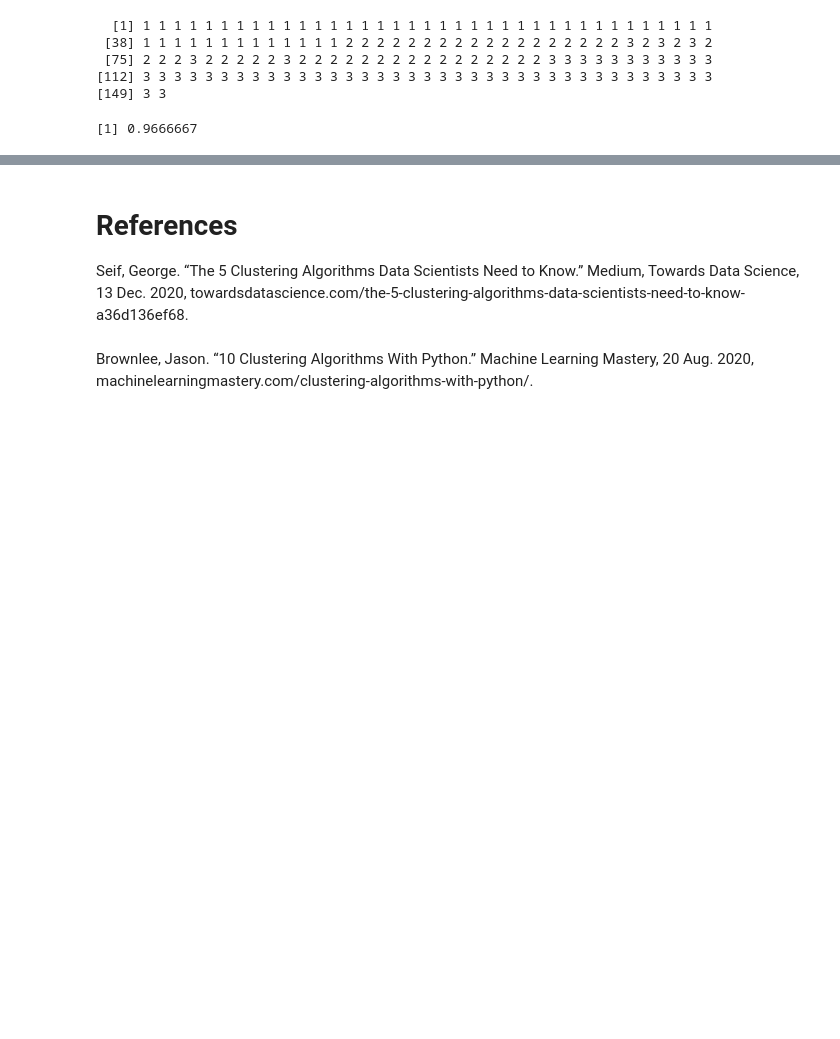
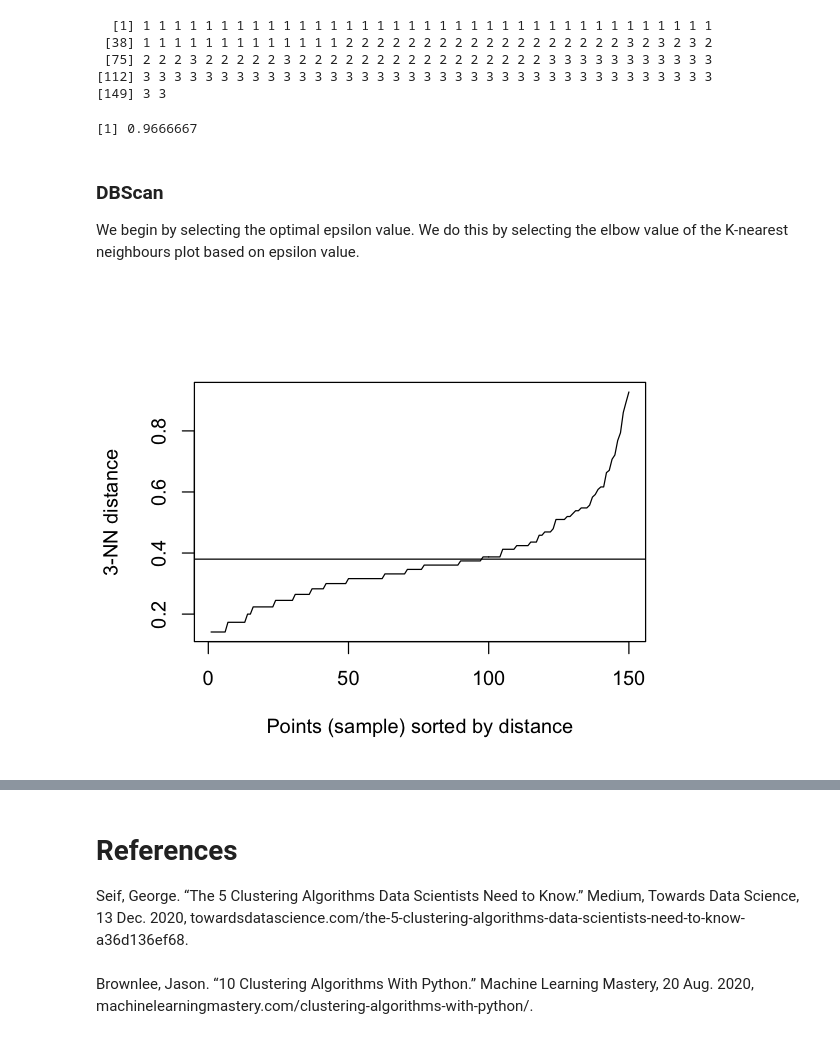
Before and after one commit to EdJWang/EdJWang.github.io, a Jupyter notebook: Projects/Cluster_Comparison.ipynb, the cells around one changed output, grey strips where cells are left out. Drawn from its saved outputs; the diff is of its cells as text; code cells hidden in the pictures; blank space fills up the shorter version.

```diff
--- a/Projects/Cluster_Comparison.ipynb
+++ b/Projects/Cluster_Comparison.ipynb
@@ -308,3 +325,12 @@ mc$classification
 acc(real,mc$classification)
 # %% [output]
 [1] 0.9666667
+# %% [markdown]
+### DBScan
+We begin by selecting the optimal epsilon value. We do this by selecting the elbow value of the K-nearest neighbours plot based on epsilon value.
+# %%
+options(repr.plot.width = 5, repr.plot.height = 4)
+kNNdistplot(iris_clust, k =  3)
+abline(h = .38)
+# %% [output]
+[figure, added]
```
Also changed, not shown: parts of 13 cells of this notebook.
